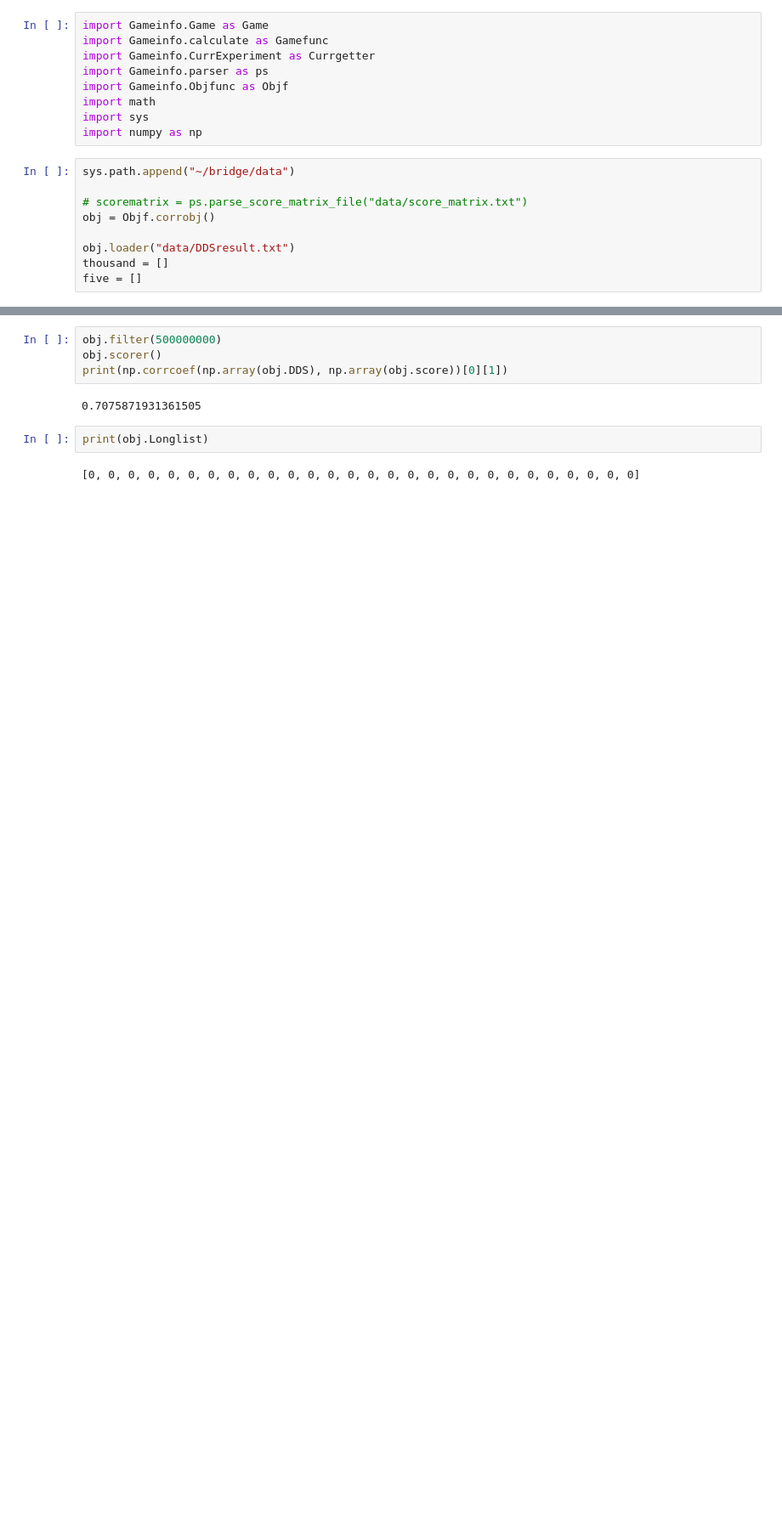
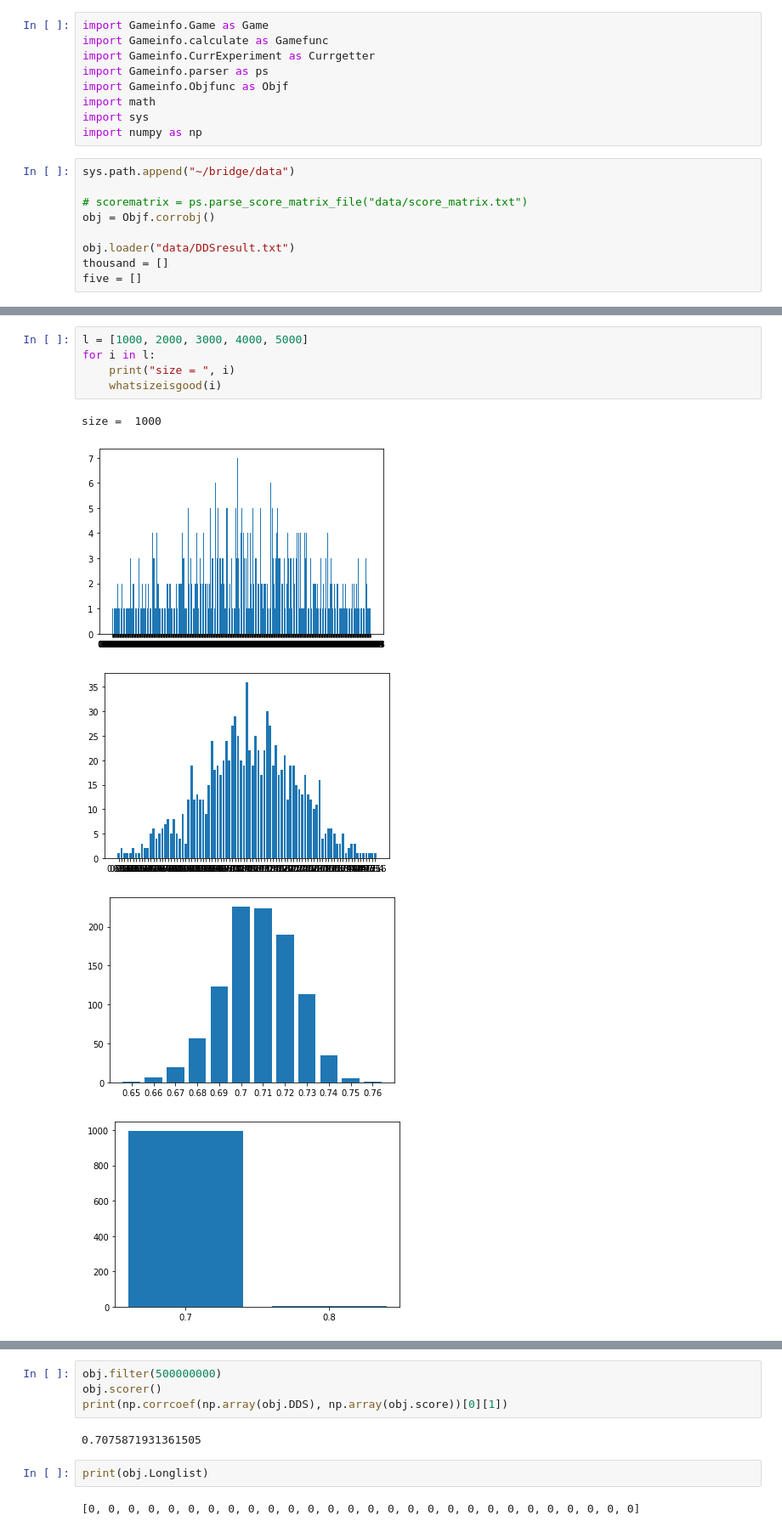
Before and after one commit to zoo868e/bridge, a Jupyter notebook: SmallDataSetSTD.ipynb, the cells around one changed output, grey strips where cells are left out. Shown: that part at 85% size. Saved outputs shown, nothing was run; the diff lists cells and outputs as text; blank space fills up the shorter version.

Commit message:
Calaulate the std of different size of data set

```diff
--- a/SmallDataSetSTD.ipynb
+++ b/SmallDataSetSTD.ipynb
@@ -68,0 +62,11 @@ print(np.std(t, ddof = 1))
+# %%
+l = [1000, 2000, 3000, 4000, 5000]
+for i in l:
+    print("size = ", i)
+    whatsizeisgood(i)
+# %% [output]
+size =  1000
+[figure, added]
+[figure, added]
+[figure, added]
+[figure, added]
```
Also changed, not shown: parts of 2 cells of this notebook.
